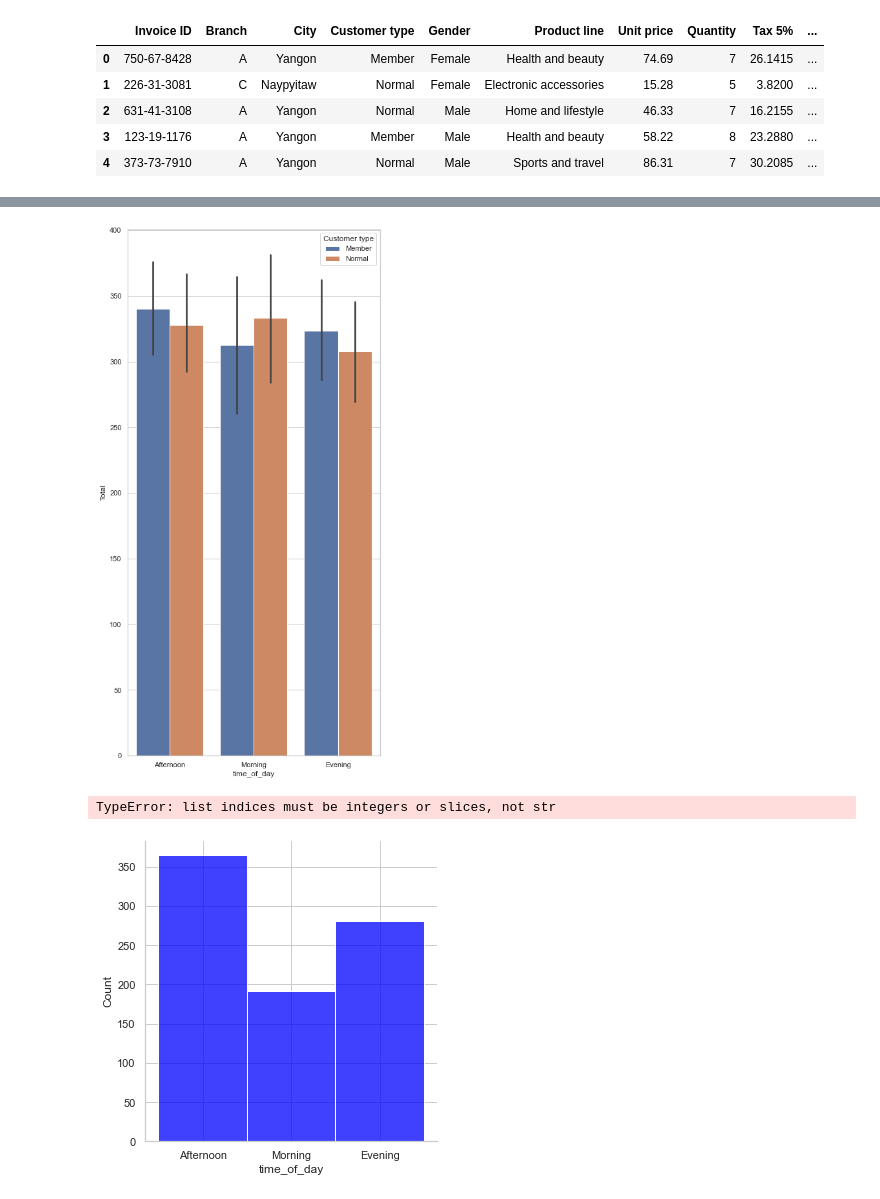
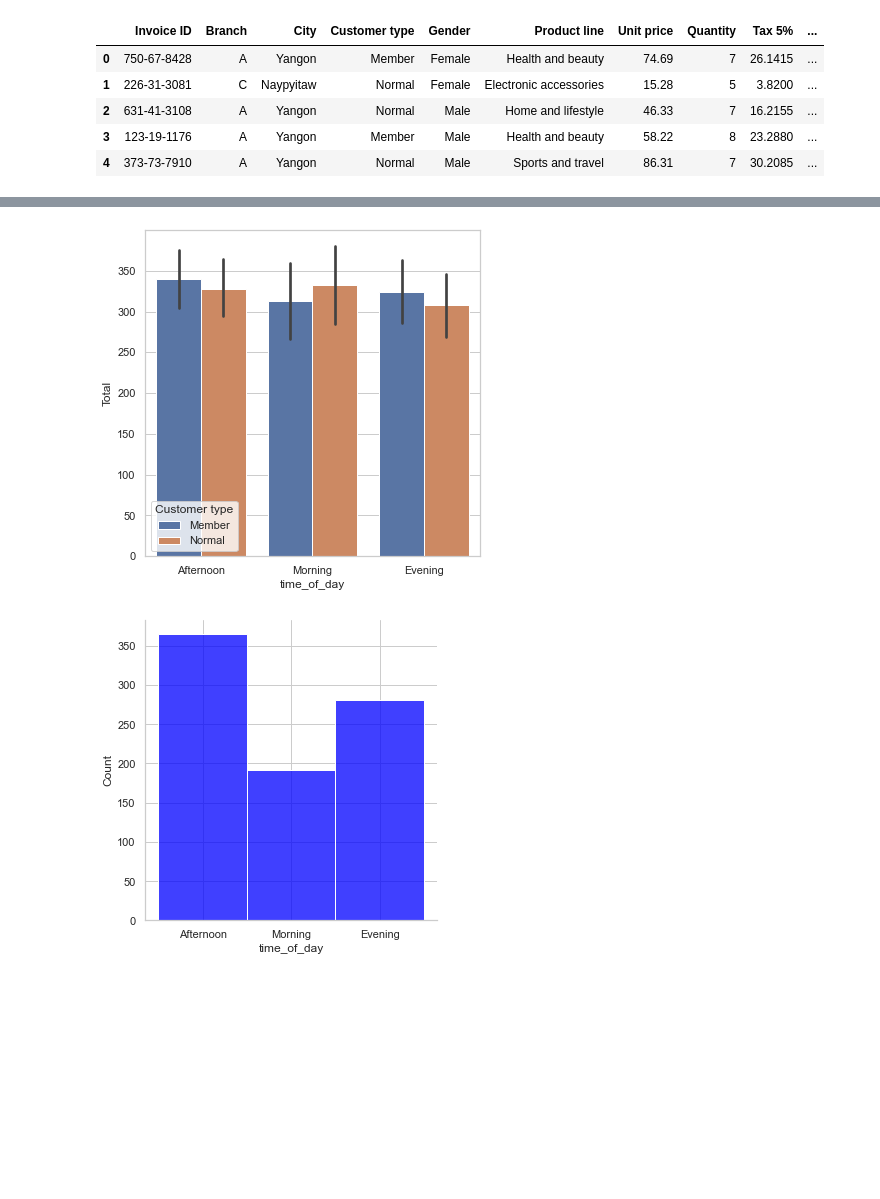
Before and after one commit to dianagolman/visualization, a Jupyter notebook: Storytelling .ipynb, the cells around one changed output, grey strips where cells are left out. Drawn from its saved outputs; the diff is of its cells as text; code cells hidden in the pictures; blank space fills up the shorter version.

```diff
--- a/Storytelling .ipynb
+++ b/Storytelling .ipynb
@@ -339,9 +341,5 @@ ax = sns.barplot(x='time_of_day', y="Total", hue="Gender", data=df)
 # %%
+f, ax = plt.subplots(figsize=(6, 6))
 ax = sns.barplot(x='time_of_day', y="Total", hue="Customer type", data=df)
 # %% [output]
-[figure, old version]
+[figure, new version]
-# %%
-df['both_data']=df[[df['Customer type']=='Member']["Total"], df[df['Customer type']=='Normal']["Total"]].sum()
-print(df.head())
-# %% [output]
-TypeError: list indices must be integers or slices, not str
```
Also changed, not shown: parts of 6 cells of this notebook.
